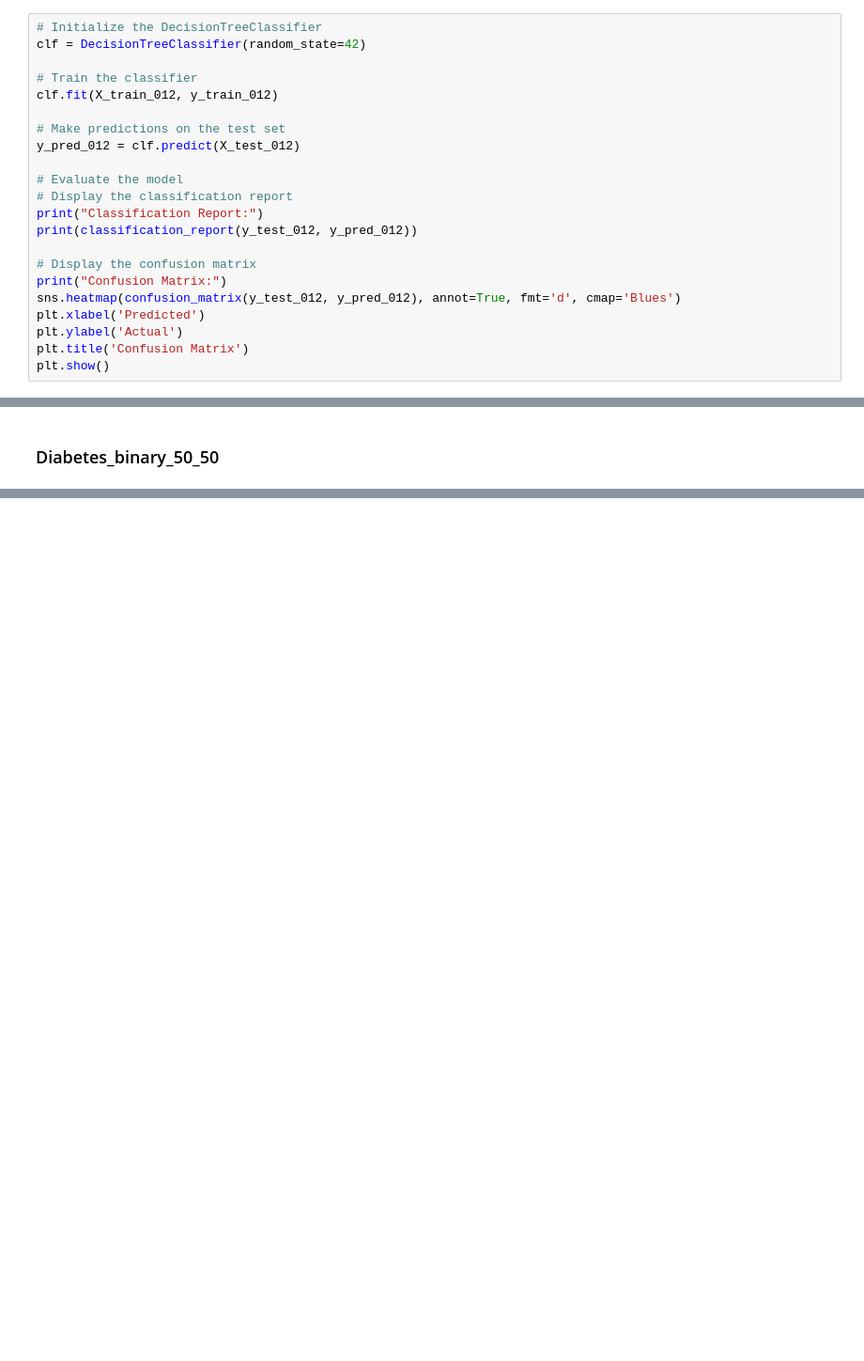
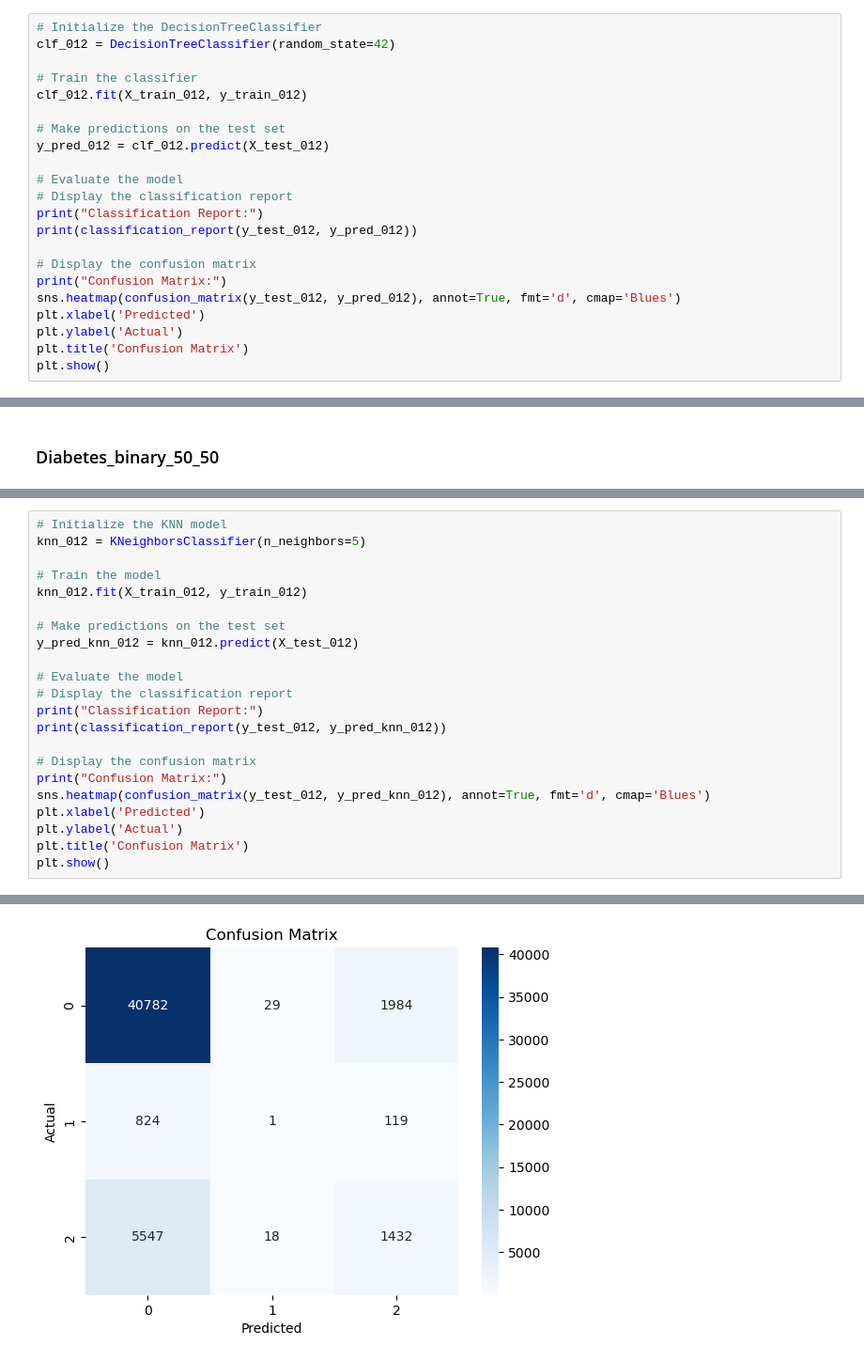
Before and after one commit to DataScience-DHBWKA/Gruppe3-DataExploration, a Jupyter notebook: data_exploration.ipynb, the cells around one changed output, grey strips where cells are left out. Shown at 94% size. Cells and saved outputs as stored; diff of their text form; blank space fills up the shorter version.

```diff
--- a/data_exploration.ipynb
+++ b/data_exploration.ipynb
@@ -302,13 +341,13 @@ Please also refer to the documentation for alternative solver options:
 ### Diabetes_012
 # %%
 # Initialize the DecisionTreeClassifier
-clf = DecisionTreeClassifier(random_state=42)
+clf_012 = DecisionTreeClassifier(random_state=42)
 
 # Train the classifier
-clf.fit(X_train_012, y_train_012)
+clf_012.fit(X_train_012, y_train_012)
 
 # Make predictions on the test set
-y_pred_012 = clf.predict(X_test_012)
+y_pred_012 = clf_012.predict(X_test_012)
 
 # Evaluate the model
 # Display the classification report
@@ -375,0 +419,23 @@ Confusion Matrix:
+# %%
+# Initialize the KNN model
+knn_012 = KNeighborsClassifier(n_neighbors=5)
+
+# Train the model
+knn_012.fit(X_train_012, y_train_012)
+
+# Make predictions on the test set
+y_pred_knn_012 = knn_012.predict(X_test_012)
+
+# Evaluate the model
+# Display the classification report
+print("Classification Report:")
+print(classification_report(y_test_012, y_pred_knn_012))
+
+# Display the confusion matrix
+print("Confusion Matrix:")
+sns.heatmap(confusion_matrix(y_test_012, y_pred_knn_012), annot=True, fmt='d', cmap='Blues')
+plt.xlabel('Predicted')
+plt.ylabel('Actual')
+plt.title('Confusion Matrix')
+plt.show()
+# %% [output]
@@ -375,0 +454 @@ Confusion Matrix:
+[figure, added]
```
Also changed, not shown: parts of 10 cells of this notebook.
